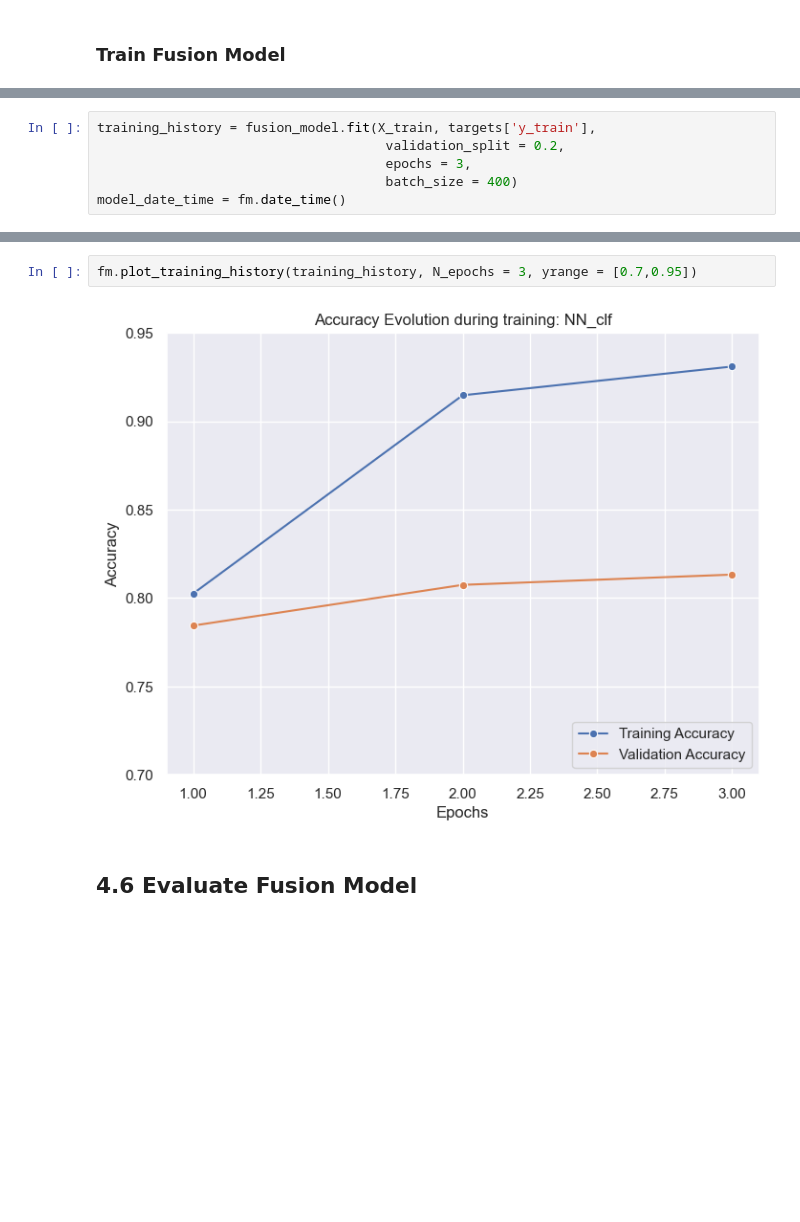
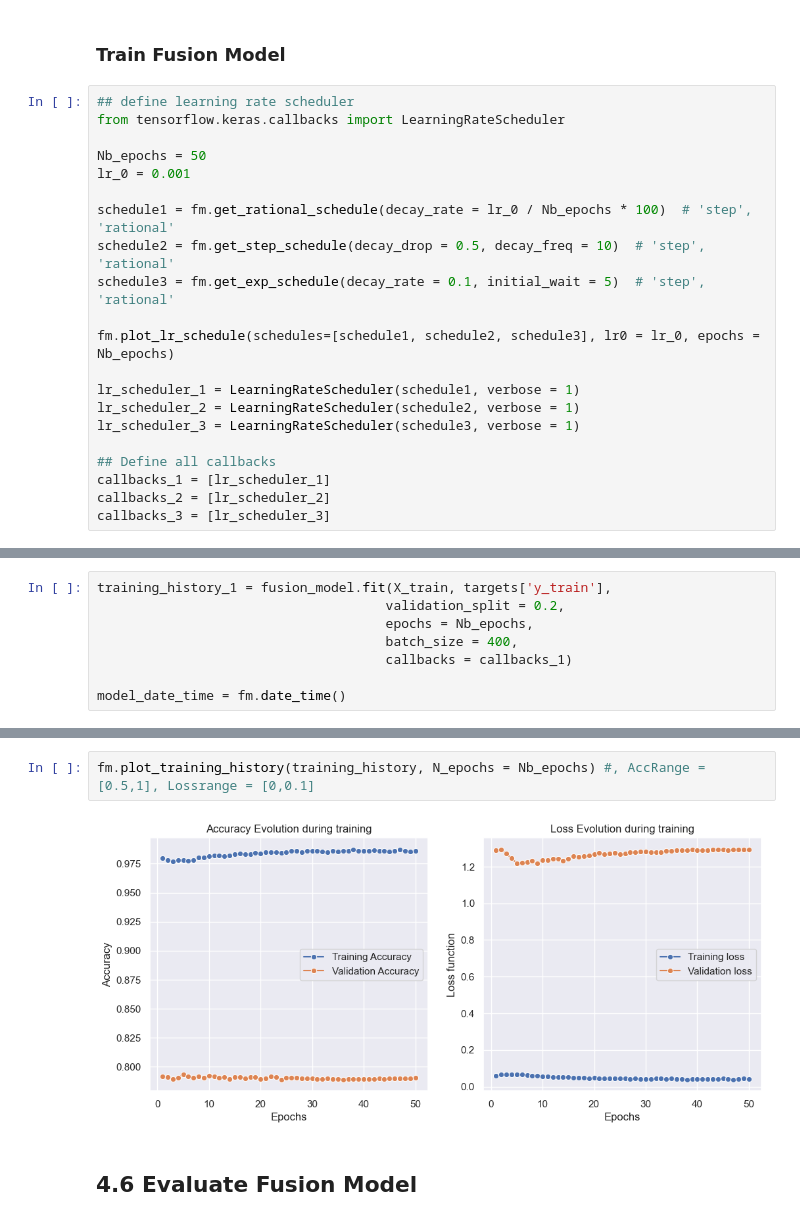
Before and after one commit to RamiroHR/Multimodal-Data-Product-Classification-Model, a Jupyter notebook: Fusion_Model.ipynb, the cells around one changed output, grey strips where cells are left out. Cells and saved outputs as stored; diff of their text form; blank space fills up the shorter version.

```diff
--- a/Fusion_Model.ipynb
+++ b/Fusion_Model.ipynb
@@ -1118,3 +1127,24 @@ print(targets['y_train'].shape)
 (67932, 27)
 # %% [markdown]
 ### Train Fusion Model
+# %%
+## define learning rate scheduler
+from tensorflow.keras.callbacks import LearningRateScheduler
+
+Nb_epochs = 50
+lr_0 = 0.001
+
+schedule1 = fm.get_rational_schedule(decay_rate = lr_0 / Nb_epochs * 100)  # 'step', 'rational'
+schedule2 = fm.get_step_schedule(decay_drop = 0.5, decay_freq = 10)  # 'step', 'rational'
+schedule3 = fm.get_exp_schedule(decay_rate = 0.1, initial_wait = 5)  # 'step', 'rational'
+
+fm.plot_lr_schedule(schedules=[schedule1, schedule2, schedule3], lr0 = lr_0, epochs = Nb_epochs)
+
+lr_scheduler_1 = LearningRateScheduler(schedule1, verbose = 1)
+lr_scheduler_2 = LearningRateScheduler(schedule2, verbose = 1)
+lr_scheduler_3 = LearningRateScheduler(schedule3, verbose = 1)
+
+## Define all callbacks
+callbacks_1 = [lr_scheduler_1]
+callbacks_2 = [lr_scheduler_2]
+callbacks_3 = [lr_scheduler_3]
@@ -1121,7 +1159,9 @@ print(targets['y_train'].shape)
 # %%
-training_history = fusion_model.fit(X_train, targets['y_train'],
+training_history_1 = fusion_model.fit(X_train, targets['y_train'],
                                      validation_split = 0.2,
-                                     epochs = 3,
-                                     batch_size = 400)
+                                     epochs = Nb_epochs,
+                                     batch_size = 400,
+                                     callbacks = callbacks_1)
+
 model_date_time = fm.date_time()
 # %% [output]
@@ -1134,7 +1185,7 @@ Epoch 3/3
 # %%
-fm.plot_training_history(training_history, N_epochs = 3, yrange = [0.7,0.95])
+fm.plot_training_history(training_history, N_epochs = Nb_epochs) #, AccRange = [0.5,1], Lossrange = [0,0.1]
 # %% [output]
-[figure, old version]
+[figure, new version]
 # %% [markdown]
 ## 4.6 Evaluate Fusion Model
 # %% [markdown]
```
Also changed, not shown: parts of 15 cells of this notebook, 20 other files.
